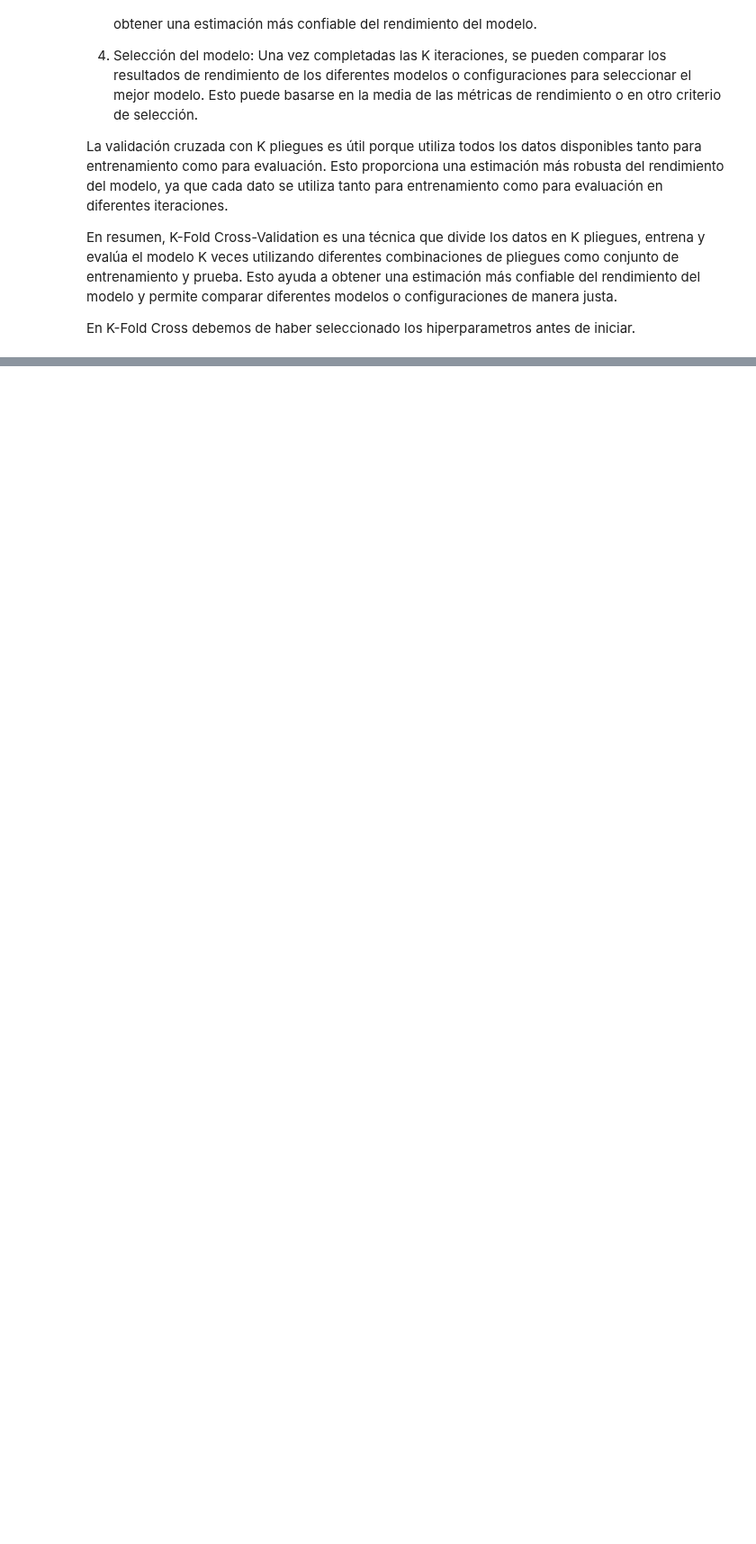
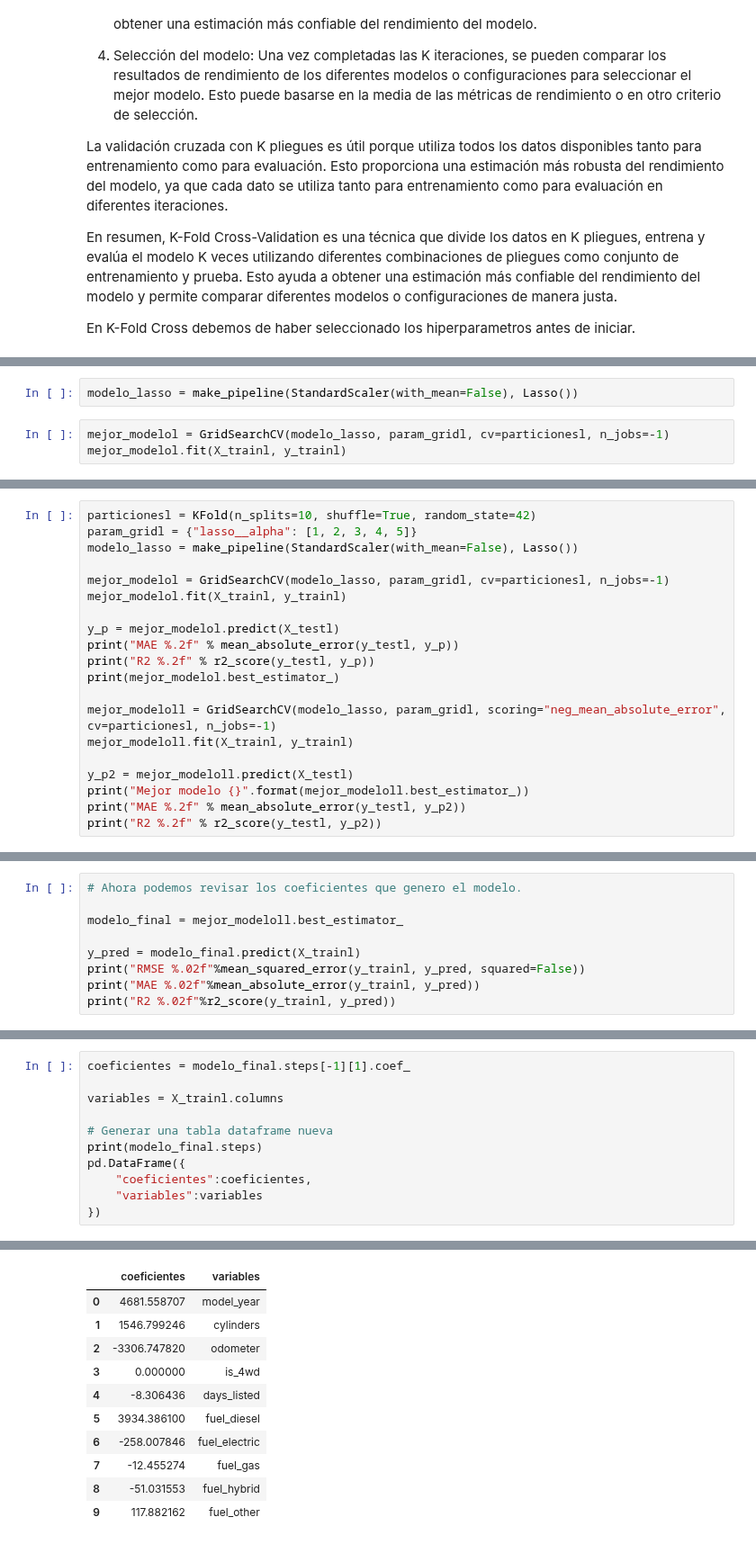
Before and after one commit to onavarrete04/Introduccion-Ciencia-Datos, a Jupyter notebook: 2023_MML.ipynb, the cells around one changed output, grey strips where cells are left out. Shown at 90% size. Saved outputs shown, nothing was run; the diff lists cells and outputs as text; blank space fills up the shorter version.

```diff
--- a/2023_MML.ipynb
+++ b/2023_MML.ipynb
@@ -1203,0 +1481,5 @@ En K-Fold Cross debemos de haber seleccionado los hiperparametros antes de inici
+# %%
+modelo_lasso = make_pipeline(StandardScaler(with_mean=False), Lasso())
+# %%
+mejor_modelol = GridSearchCV(modelo_lasso, param_gridl, cv=particionesl, n_jobs=-1)
+mejor_modelol.fit(X_trainl, y_trainl)
@@ -1203,0 +1517,20 @@ En K-Fold Cross debemos de haber seleccionado los hiperparametros antes de inici
+# %%
+particionesl = KFold(n_splits=10, shuffle=True, random_state=42)
+param_gridl = {"lasso__alpha": [1, 2, 3, 4, 5]}
+modelo_lasso = make_pipeline(StandardScaler(with_mean=False), Lasso())
+
+mejor_modelol = GridSearchCV(modelo_lasso, param_gridl, cv=particionesl, n_jobs=-1)
+mejor_modelol.fit(X_trainl, y_trainl)
+
+y_p = mejor_modelol.predict(X_testl)
+print("MAE %.2f" % mean_absolute_error(y_testl, y_p))
+print("R2 %.2f" % r2_score(y_testl, y_p))
+print(mejor_modelol.best_estimator_)
+
+mejor_modeloll = GridSearchCV(modelo_lasso, param_gridl, scoring="neg_mean_absolute_error", cv=particionesl, n_jobs=-1)
+mejor_modeloll.fit(X_trainl, y_trainl)
+
+y_p2 = mejor_modeloll.predict(X_testl)
+print("Mejor modelo {}".format(mejor_modeloll.best_estimator_))
+print("MAE %.2f" % mean_absolute_error(y_testl, y_p2))
+print("R2 %.2f" % r2_score(y_testl, y_p2))
@@ -1203,0 +1546,9 @@ En K-Fold Cross debemos de haber seleccionado los hiperparametros antes de inici
+# %%
+# Ahora podemos revisar los coeficientes que genero el modelo.
+
+modelo_final = mejor_modeloll.best_estimator_
+
+y_pred = modelo_final.predict(X_trainl)
+print("RMSE %.02f"%mean_squared_error(y_trainl, y_pred, squared=False))
+print("MAE %.02f"%mean_absolute_error(y_trainl, y_pred))
+print("R2 %.02f"%r2_score(y_trainl, y_pred))
@@ -1203,0 +1559,12 @@ En K-Fold Cross debemos de haber seleccionado los hiperparametros antes de inici
+# %%
+coeficientes = modelo_final.steps[-1][1].coef_
+
+variables = X_trainl.columns
+
+# Generar una tabla dataframe nueva
+print(modelo_final.steps)
+pd.DataFrame({
+    "coeficientes":coeficientes,
+    "variables":variables
+})
+# %% [output]
@@ -1203,0 +1572,11 @@ En K-Fold Cross debemos de haber seleccionado los hiperparametros antes de inici
+|  | coeficientes | variables |
+| 0 | 4681.558707 | model_year |
+| 1 | 1546.799246 | cylinders |
+| 2 | -3306.747820 | odometer |
+| 3 | 0.000000 | is_4wd |
+| 4 | -8.306436 | days_listed |
+| 5 | 3934.386100 | fuel_diesel |
+| 6 | -258.007846 | fuel_electric |
+| 7 | -12.455274 | fuel_gas |
+| 8 | -51.031553 | fuel_hybrid |
+| 9 | 117.882162 | fuel_other |
```
Also changed, not shown: parts of 70 cells of this notebook.
